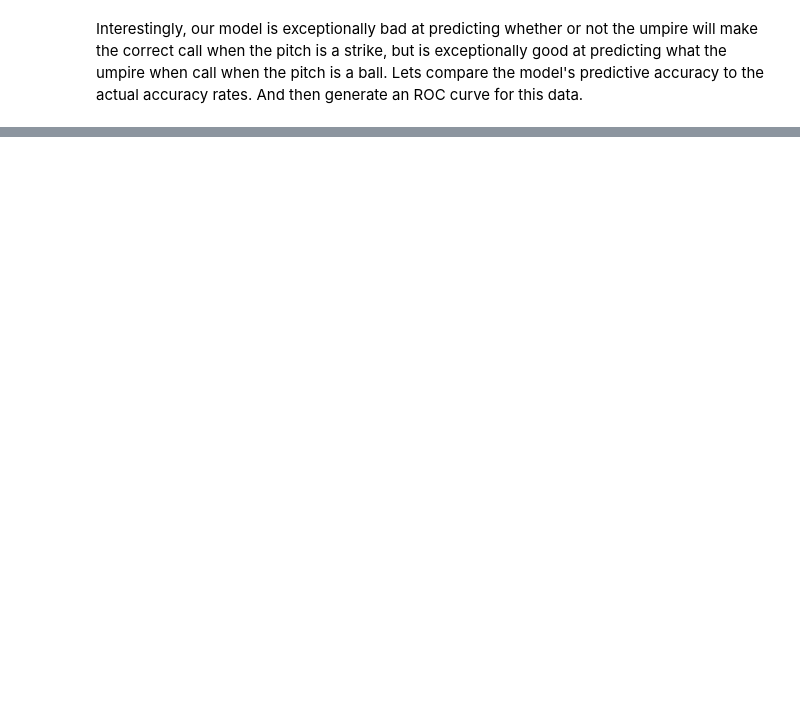
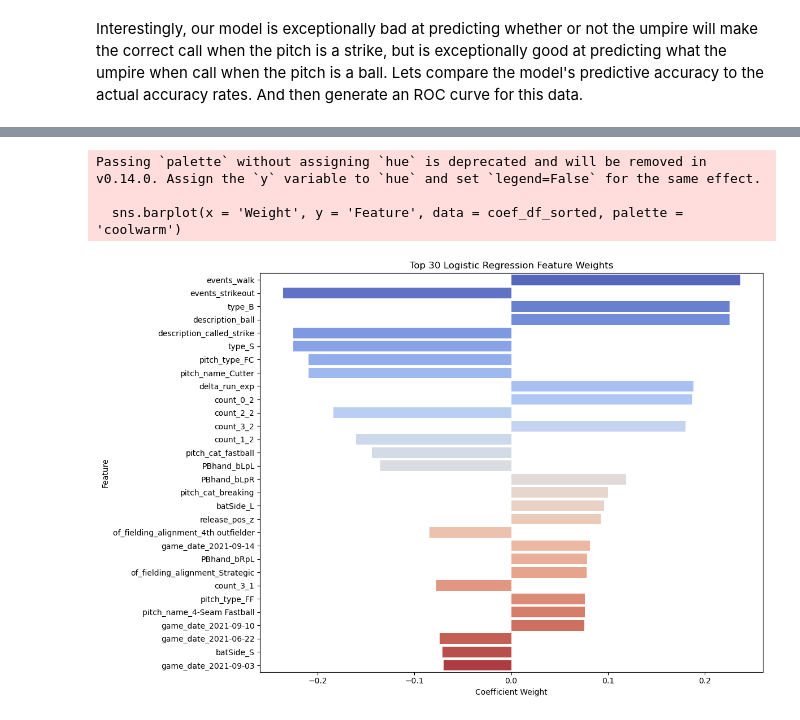
Before and after one commit to ctkatz/ML_project, a Jupyter notebook: ryan.ipynb, the cells around one changed output, grey strips where cells are left out. Saved outputs shown, nothing was run; the diff lists cells and outputs as text; code cells hidden in the pictures; blank space fills up the shorter version.

```diff
--- a/ryan.ipynb
+++ b/ryan.ipynb
@@ -317,0 +373,33 @@ The actual accuracy umpires demonstrate in correctly calling balls is: 0.9264
+# %%
+# Get the ecoded column names
+ohe = clf.named_steps['preprocessor'].named_transformers_['cat'].named_steps['encoder']
+ohe_feature_names = ohe.get_feature_names_out(qual_cols)
+
+#combine numeric and encoded categorical feature names
+feature_names = quant_cols + list(ohe_feature_names)
+
+# Collect matching coefficents
+coefficients = clf.named_steps['classifier'].coef_[0]
+
+# Put coefficients into a DataFrame
+coef_df = pd.DataFrame({
+    'Feature': feature_names,
+    'Weight': coefficients})
+
+# Sort by absolute value weight
+coef_df['abs_weight']= coef_df['Weight'].abs()
+coef_df_sorted = coef_df.sort_values(by = 'abs_weight', ascending = False).head(30)  # top 30 most important
+
+#Plot
+plt.figure(figsize = (12, 8))
+sns.barplot(x = 'Weight', y = 'Feature', data = coef_df_sorted, palette = 'coolwarm')
+plt.title('Top 30 Logistic Regression Feature Weights')
+plt.xlabel('Coefficient Weight')
+plt.ylabel('Feature')
+plt.tight_layout()
+plt.show()
+# %% [output]
+Passing `palette` without assigning `hue` is deprecated and will be removed in v0.14.0. Assign the `y` variable to `hue` and set `legend=False` for the same effect.
+
+  sns.barplot(x = 'Weight', y = 'Feature', data = coef_df_sorted, palette = 'coolwarm')
+[figure, added]
```
Also changed, not shown: parts of 8 cells of this notebook, 1 other file.
